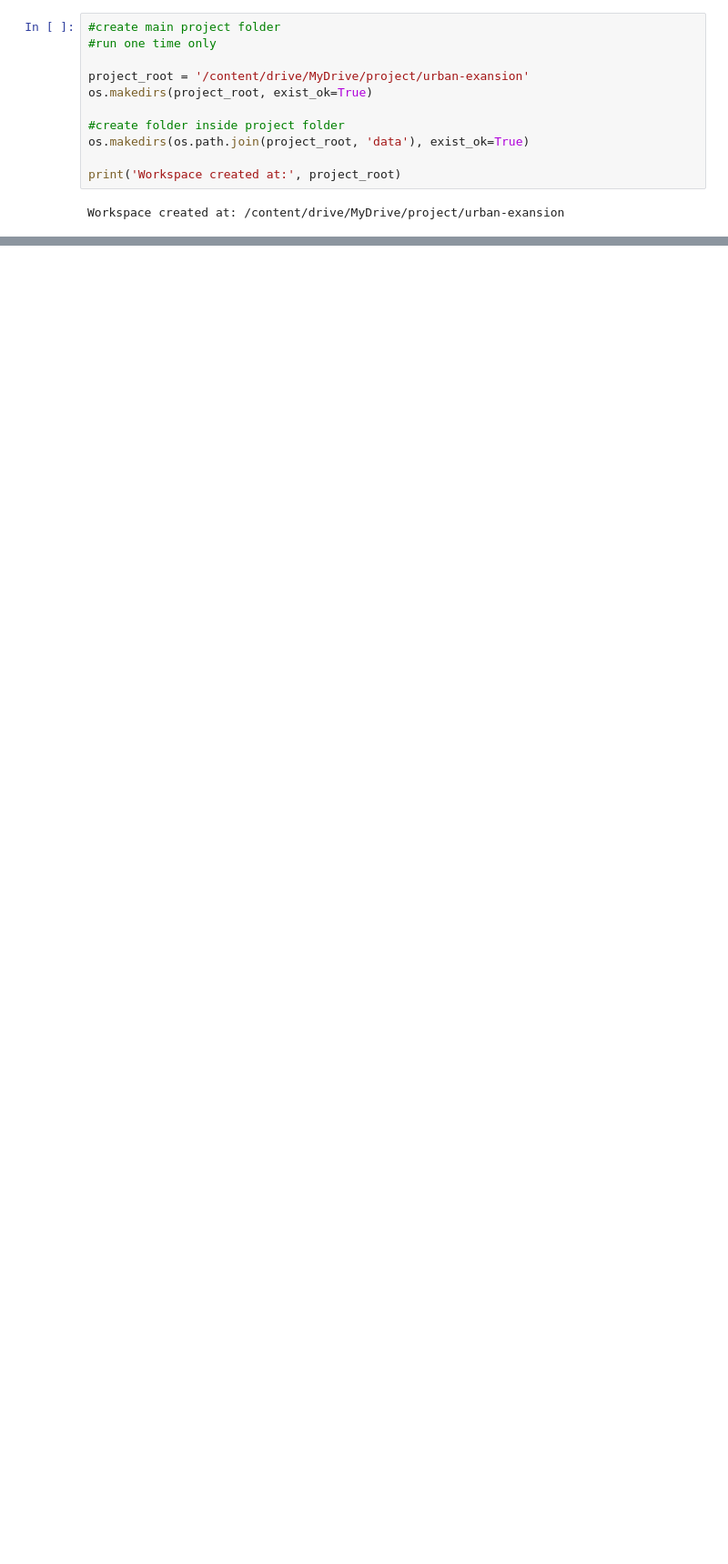
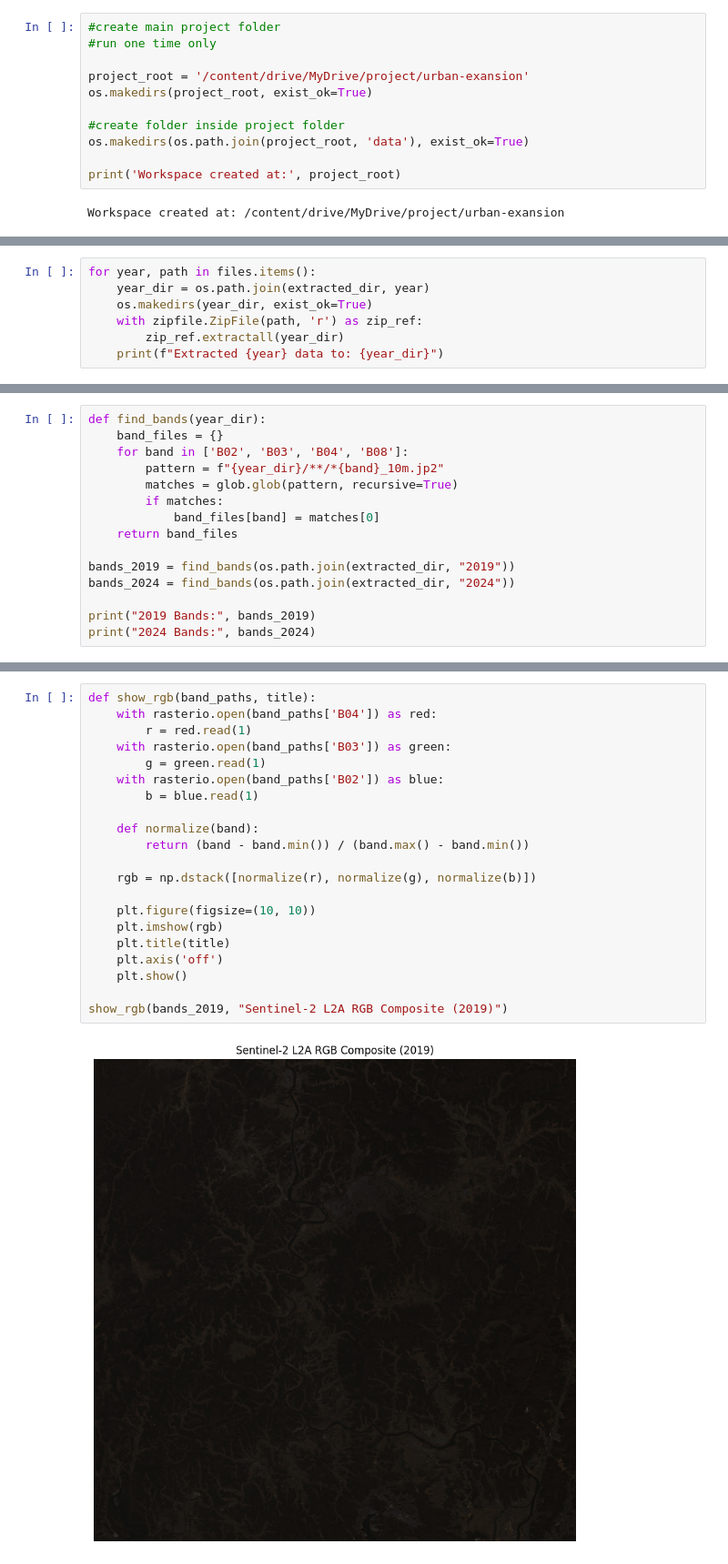
Before and after one commit to ramalias/urban-expansion, a Jupyter notebook: main-urban-expansion.ipynb, the cells around one changed output, grey strips where cells are left out. Shown: that part at 91% size. Cells and saved outputs as stored; diff of their text form; blank space fills up the shorter version.

Commit message:
unzip data

```diff
--- a/main-urban-expansion.ipynb
+++ b/main-urban-expansion.ipynb
@@ -65,0 +65,7 @@ sentinel_dir="/content/drive/MyDrive/project/urban-exansion/data/01_Dataset_sent
+# %%
+for year, path in files.items():
+    year_dir = os.path.join(extracted_dir, year)
+    os.makedirs(year_dir, exist_ok=True)
+    with zipfile.ZipFile(path, 'r') as zip_ref:
+        zip_ref.extractall(year_dir)
+    print(f"Extracted {year} data to: {year_dir}")
@@ -65,0 +75,15 @@ sentinel_dir="/content/drive/MyDrive/project/urban-exansion/data/01_Dataset_sent
+# %%
+def find_bands(year_dir):
+    band_files = {}
+    for band in ['B02', 'B03', 'B04', 'B08']:
+        pattern = f"{year_dir}/**/*{band}_10m.jp2"
+        matches = glob.glob(pattern, recursive=True)
+        if matches:
+            band_files[band] = matches[0]
+    return band_files
+
+bands_2019 = find_bands(os.path.join(extracted_dir, "2019"))
+bands_2024 = find_bands(os.path.join(extracted_dir, "2024"))
+
+print("2019 Bands:", bands_2019)
+print("2024 Bands:", bands_2024)
@@ -65,0 +93,23 @@ sentinel_dir="/content/drive/MyDrive/project/urban-exansion/data/01_Dataset_sent
+# %%
+def show_rgb(band_paths, title):
+    with rasterio.open(band_paths['B04']) as red:
+        r = red.read(1)
+    with rasterio.open(band_paths['B03']) as green:
+        g = green.read(1)
+    with rasterio.open(band_paths['B02']) as blue:
+        b = blue.read(1)
+
+    def normalize(band):
+        return (band - band.min()) / (band.max() - band.min())
+
+    rgb = np.dstack([normalize(r), normalize(g), normalize(b)])
+
+    plt.figure(figsize=(10, 10))
+    plt.imshow(rgb)
+    plt.title(title)
+    plt.axis('off')
+    plt.show()
+
+show_rgb(bands_2019, "Sentinel-2 L2A RGB Composite (2019)")
+# %% [output]
+[figure, added]
```
Also changed, not shown: parts of 10 cells of this notebook.
